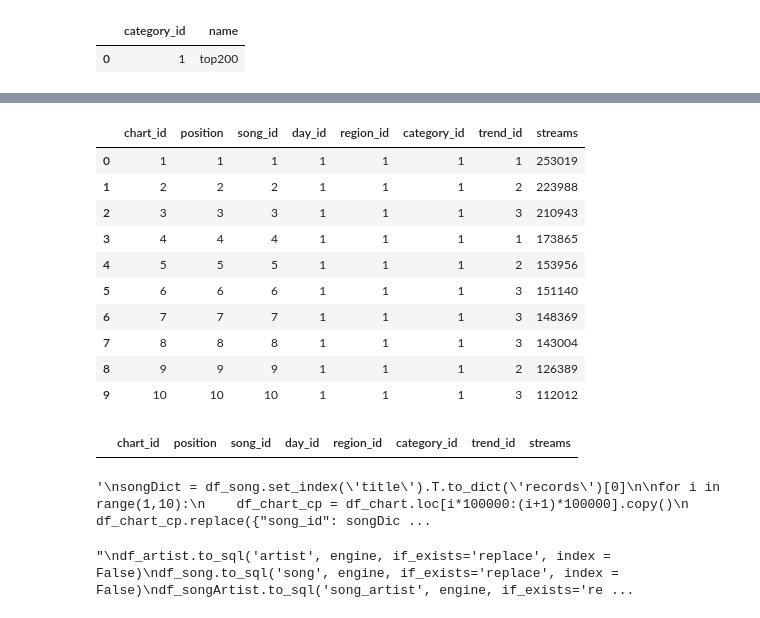
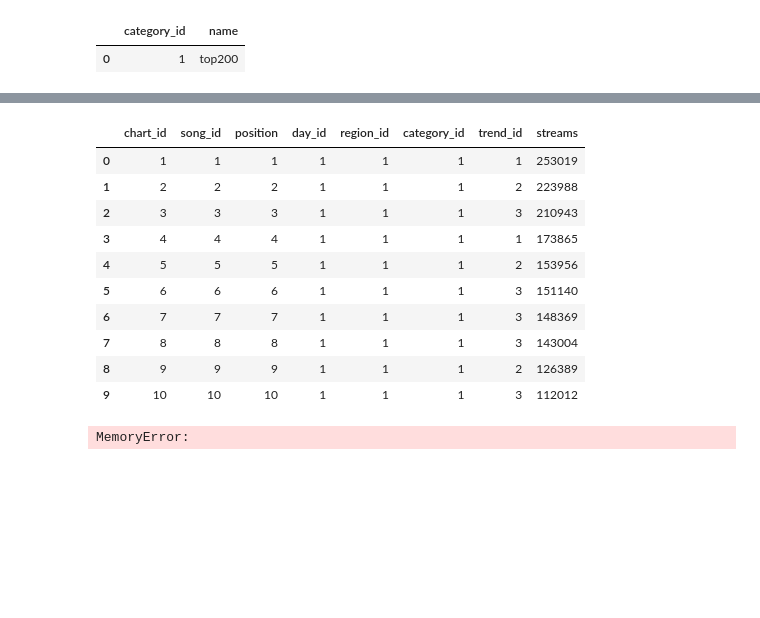
Before and after one commit to JakubBurczyk/AD_SpotifyAnalyzer, a Jupyter notebook: scripts/createDatabase.ipynb, the cells around one changed output, grey strips where cells are left out. Drawn from its saved outputs; the diff is of its cells as text; code cells hidden in the pictures; blank space fills up the shorter version.

```diff
--- a/scripts/createDatabase.ipynb
+++ b/scripts/createDatabase.ipynb
@@ -240,31 +213,21 @@ df_category.head(10)
 # %%
 # Chart
 
-df_chart = data[['rank', 'title', 'date', 'region', 'chart', 'trend', 'streams']].drop_duplicates().reset_index().drop(columns = ['index'])
+df_chart = pd.read_csv('..\data\df_chart.csv')
 df_chart = df_chart.rename(columns = {'title':'song_id', 'rank':'position', 'date':'day_id', 'region':'region_id', 'chart':'category_id', 'trend':'trend_id'})
 df_chart.insert(0, 'chart_id', range(1, 1 + len(df_chart)))
 
-#df_chart['song_id'] = df_chart['song_id'].map(lambda x:  df_song[df_song['title'] == x].song_id.values.astype(int)[0])
-#df_chart['day_id'] = df_chart['day_id'].map(lambda x:  df_day[df_day['date'] == x].day_id.values.astype(int)[0])
-#df_chart['region_id'] = df_chart['region_id'].map(lambda x:  df_region[df_region['name'] == x].region_id.values.astype(int)[0])
-#df_chart['category_id'] = df_chart['category_id'].map(lambda x:  df_category[df_category['name'] == x].category_id.values.astype(int)[0])
-#df_chart['trend_id'] = df_chart['trend_id'].map(lambda x:  df_trend[df_trend['trend'] == x].trend_id.values.astype(int)[0])
-
-trendDict = df_trend.set_index('trend').T.to_dict('records')[0]
-dayDict = df_day.set_index('date').T.to_dict('records')[0]
-regionDict = df_region.set_index('name').T.to_dict('records')[0]
-categoryDict = df_category.set_index('name').T.to_dict('records')[0]
-df_chart.replace({"song_id": songDict}, inplace=True)
-df_chart.replace({"day_id": dayDict}, inplace=True)
-df_chart.replace({"region_id": regionDict}, inplace=True)
-df_chart.replace({"category_id": categoryDict}, inplace=True)
-df_chart.replace({"trend_id": trendDict}, inplace=True)
-
+df_chart['song_id'] = df_chart['song_id'].astype(pd.Int64Dtype())
+df_chart['position'] = df_chart['position'].astype(pd.Int64Dtype())
+df_chart['day_id'] = df_chart['day_id'].astype(pd.Int64Dtype())
+df_chart['region_id'] = df_chart['region_id'].astype(pd.Int64Dtype())
+df_chart['category_id'] = df_chart['category_id'].astype(pd.Int64Dtype())
+df_chart['trend_id'] = df_chart['trend_id'].astype(pd.Int64Dtype())
 df_chart['streams'] = df_chart['streams'].astype(pd.Int64Dtype())
 
 df_chart.head(10)
 # %% [output]
-|  | chart_id | position | song_id | day_id | region_id | category_id | trend_id | streams |
+|  | chart_id | song_id | position | day_id | region_id | category_id | trend_id | streams |
 | 0 | 1 | 1 | 1 | 1 | 1 | 1 | 1 | 253019 |
 | 1 | 2 | 2 | 2 | 1 | 1 | 1 | 2 | 223988 |
 | 2 | 3 | 3 | 3 | 1 | 1 | 1 | 3 | 210943 |
@@ -275,27 +238,7 @@ df_chart.head(10)
 | 7 | 8 | 8 | 8 | 1 | 1 | 1 | 3 | 143004 |
 | 8 | 9 | 9 | 9 | 1 | 1 | 1 | 2 | 126389 |
 | 9 | 10 | 10 | 10 | 1 | 1 | 1 | 3 | 112012 |
-# %%
-df = pd.DataFrame(columns = list(df_chart.columns))
-df.to_csv('../data/df_chart.csv', mode='w', index = 'False')
-df
-# %% [output]
-|  | chart_id | position | song_id | day_id | region_id | category_id | trend_id | streams |
-# %%
-"""
-songDict = df_song.set_index('title').T.to_dict('records')[0]
-
-for i in range(1,10):
-    df_chart_cp = df_chart.loc[i*100000:(i+1)*100000].copy()
-    df_chart_cp.replace({"song_id": songDict}, inplace=True)
-    df_chart.update(df_chart_cp)
-
-df_songArtist.head(10)
-"""
-# %% [output]
-'\nsongDict = df_song.set_index(\'title\').T.to_dict(\'records\')[0]\n\nfor i in range(1,10):\n    df_chart_cp = df_chart.loc[i*100000:(i+1)*100000].copy()\n    df_chart_cp.replace({"song_id": songDic ...
 # %%
-"""
 df_artist.to_sql('artist', engine, if_exists='replace', index = False)
 df_song.to_sql('song', engine, if_exists='replace', index = False)
 df_songArtist.to_sql('song_artist', engine, if_exists='replace', index = False)
@@ -304,6 +247,5 @@ df_day.to_sql('day', engine, if_exists='replace', index = False)
 df_region.to_sql('region', engine, if_exists='replace', index = False)
 df_category.to_sql('category', engine, if_exists='replace', index = False)
 df_chart.to_sql('chart', engine, if_exists='replace', index = False)
-"""
 # %% [output]
-"\ndf_artist.to_sql('artist', engine, if_exists='replace', index = False)\ndf_song.to_sql('song', engine, if_exists='replace', index = False)\ndf_songArtist.to_sql('song_artist', engine, if_exists='re ...
+MemoryError:
```
Also changed, not shown: parts of 3 cells of this notebook, 1 other file.
